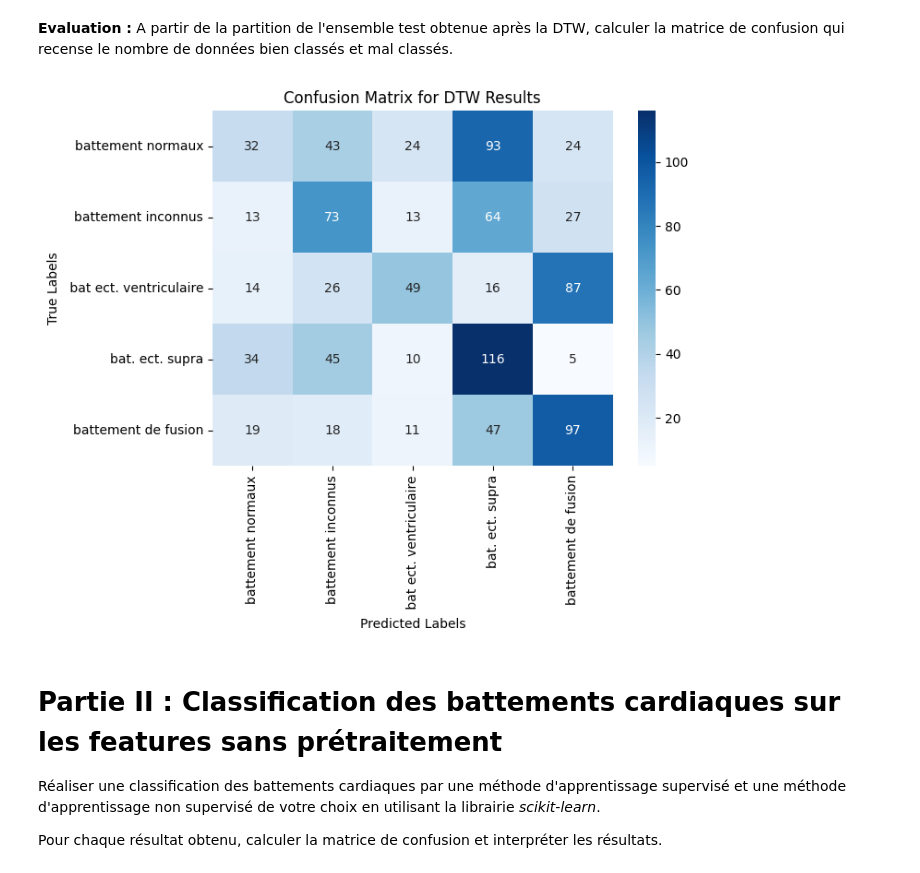
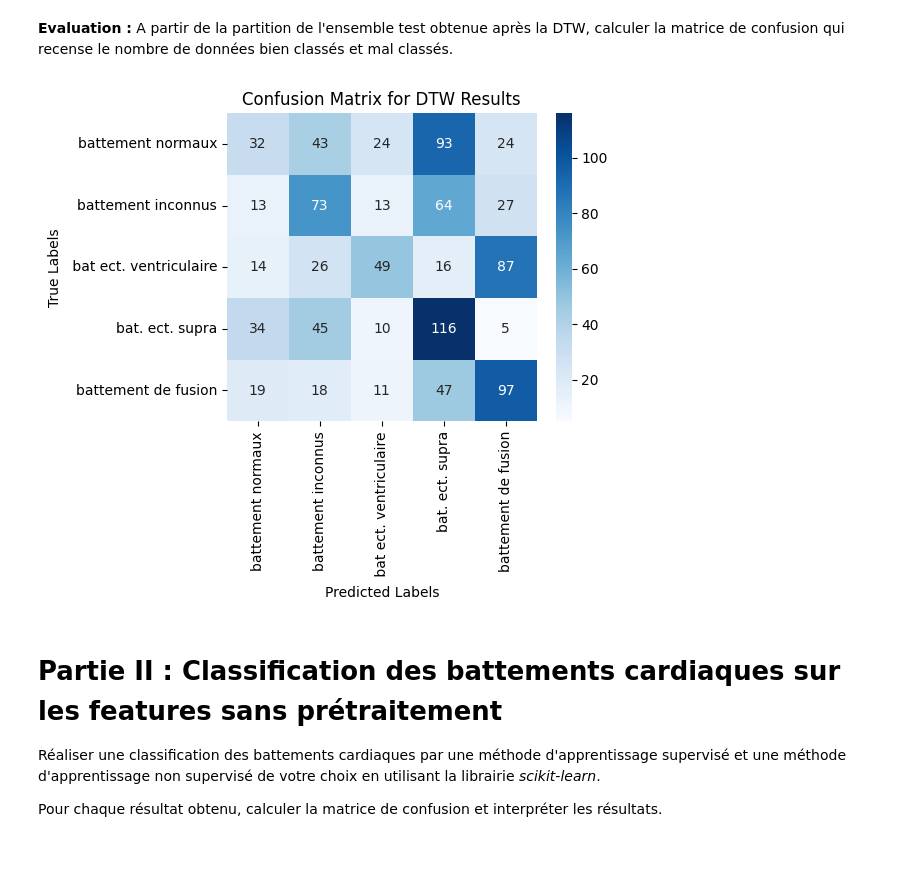
Before and after one commit to AsmaeKarmouchi/Project_ECG_Classification, a Jupyter notebook: Projet_ECG_Etudiant.ipynb, the cells around one changed output. Drawn from its saved outputs; the diff is of its cells as text; code cells hidden in the pictures.

```diff
--- a/Projet_ECG_Etudiant.ipynb
+++ b/Projet_ECG_Etudiant.ipynb
@@ -293,21 +284,21 @@ from sklearn.metrics import confusion_matrix
 # %%
 from sklearn.metrics import confusion_matrix
 import seaborn as sns
 
 import matplotlib.pyplot as plt
 
 # Calculate the confusion matrix
 cm = confusion_matrix(PartitionDTW[:, 0], PartitionDTW[:, 1])
 
 # Plot the confusion matrix using seaborn heatmap
-plt.figure(figsize=(7, 5))
+plt.figure(figsize=(5, 4))
 sns.heatmap(cm, annot=True, fmt='d', cmap='Blues', xticklabels=label_name, yticklabels=label_name)
 plt.xlabel('Predicted Labels')
 plt.ylabel('True Labels')
 plt.title('Confusion Matrix for DTW Results')
 plt.show()
 # %% [output]
-[figure, old version]
+[figure, new version]
 # %%
 print('Matrice de confusion par DTW')
 cm=confusion_matrix(PartitionDTW[:,0],PartitionDTW[:,1])
```
Also changed, not shown: parts of 15 cells of this notebook.
